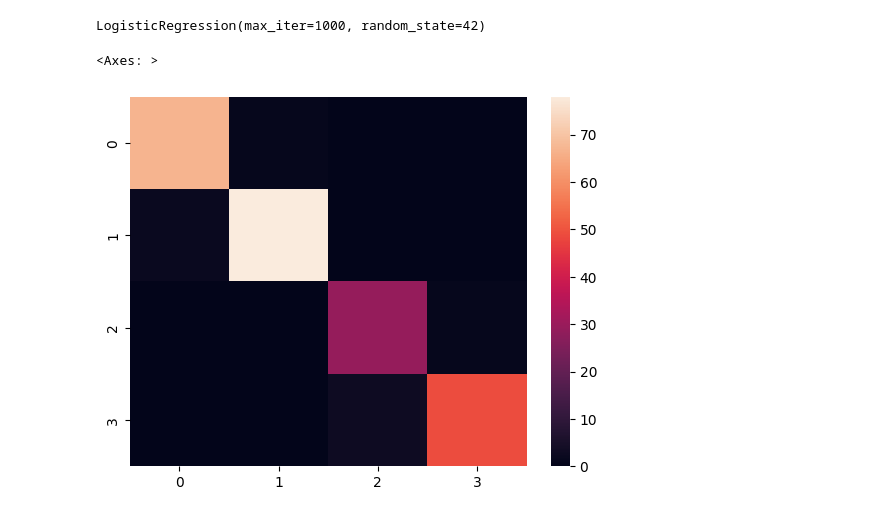
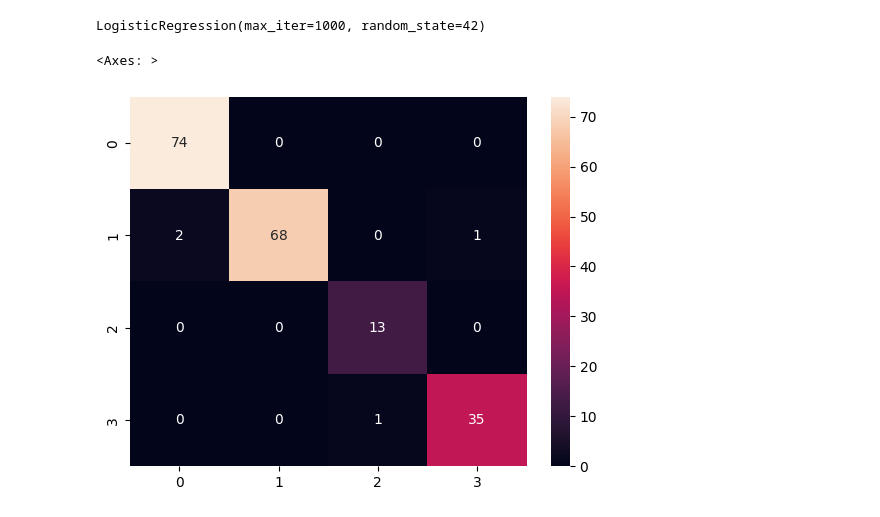
Before and after one commit to DuhRandomGuy/Projet-final-SDD1002, a Jupyter notebook: final.ipynb, the cells around one changed output. Cells and saved outputs as stored; diff of their text form; code cells hidden in the pictures.

Commit message:
Correction sur le data cleaning et finition de la carte de chaleur

```diff
--- a/final.ipynb
+++ b/final.ipynb
@@ -62,6 +62,6 @@ memory usage: 115.1+ KB
 Comme nous pouvons le constater, certaines colonnes manques de données (ceux en dessous de 920 spécifiquement). Nous pouvons régler ce problème en utilisant interpolate(), qui va remplir les colonnes numériques avec la moyenne de la colonne complète, et ensuite utiliser dropna() pour enlever les colonnes qui contiennent encore des valeurs manquantes, dans ce cas-ci, ce sera les colonnes non-numériques. Pour le reste du projet, nous n'aurons seulement besoin des valeurs numériques de toute manière.
 # %%
 #interpolate pour les colonnes numériques, et dropna pour les non-numériques
-data = data.interpolate(method='linear').dropna(axis=1)
+data = data.interpolate(method='linear').fillna("")
 data
 # %% [output]
@@ -105,5 +115,12 @@ dataLE = data
 dataLE["dataset"] = label_encoder.fit_transform(data["dataset"])
 dataLE["cp"] = label_encoder.fit_transform(data["cp"])
 dataLE["sex"] = label_encoder.fit_transform(data["sex"])
-dataLE
+dataLE["restecg"] = label_encoder.fit_transform(data["restecg"])
+dataLE["slope"] = label_encoder.fit_transform(data["slope"])
+dataLE["thal"] = label_encoder.fit_transform(data["thal"])
+
+#Normalisation des booleans
+dataLE.replace(False, 0, inplace=True)
+dataLE.replace(True, 1, inplace=True)
+dataLE.info()
 # %% [output]
@@ -122,0 +146,10 @@ dataLE
+# %%
+for x in dataLE.index:
+    if dataLE.loc[x, "exang"] == '':
+        dataLE.drop(x, inplace=True)
+
+for x in dataLE.index:
+    if dataLE.loc[x, "fbs"] == '':
+        dataLE.drop(x, inplace=True)
+
+dataLE
@@ -235,7 +282,7 @@ LogisticRegression(max_iter=1000, random_state=42)
 # %%
 y_pred = lr.predict(X_test)
 cm = confusion_matrix(y_test, y_pred)
-sns.heatmap(cm)
+sns.heatmap(cm, annot=True)
 # %% [output]
 <Axes: >
-[figure, old version]
+[figure, new version]
```
Also changed, not shown: parts of 10 cells of this notebook.
